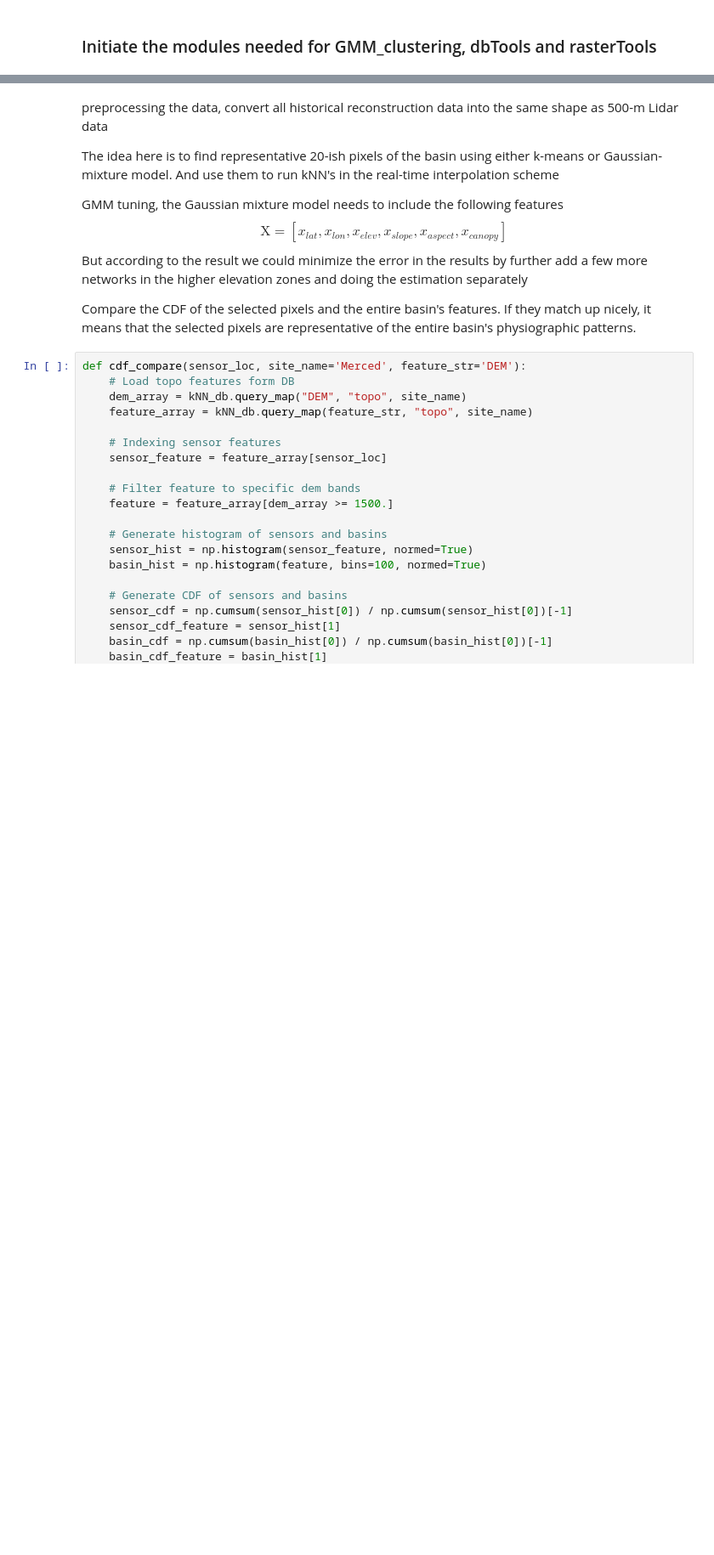
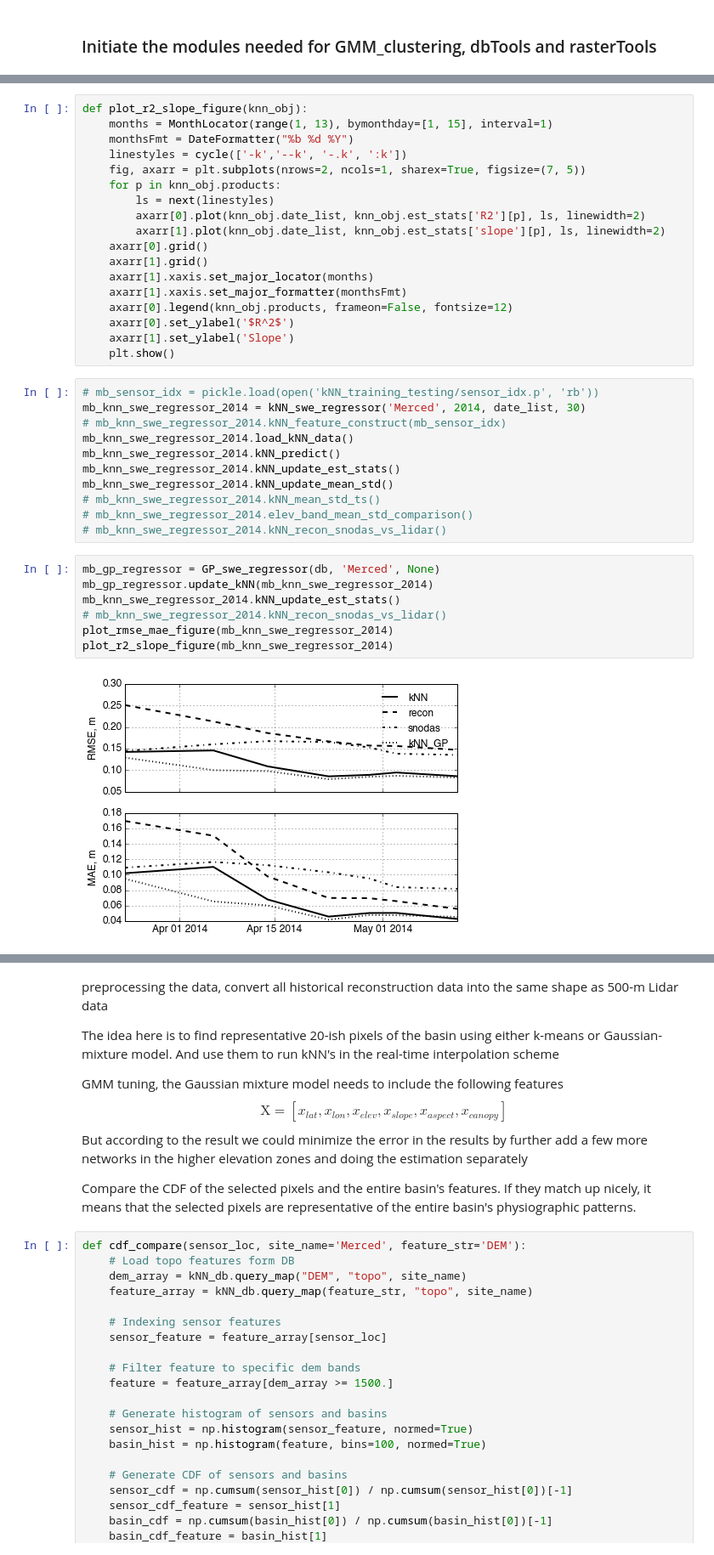
Before and after one commit to zeshi1990/swe_interpolation, a Jupyter notebook: aso_data_kNN_simulation.ipynb, the cells around one changed output, grey strips where cells are left out. Shown: that part at 85% size. Drawn from its saved outputs; the diff is of its cells as text; blank space fills up the shorter version.

```diff
--- a/aso_data_kNN_simulation.ipynb
+++ b/aso_data_kNN_simulation.ipynb
@@ -44,0 +150,38 @@ pickle.dump(GMM_cluster.sensor_idx, open('kNN_training_testing/tb_sensor_idx.p',
+# %%
+def plot_r2_slope_figure(knn_obj):
+    months = MonthLocator(range(1, 13), bymonthday=[1, 15], interval=1)
+    monthsFmt = DateFormatter("%b %d %Y")
+    linestyles = cycle(['-k','--k', '-.k', ':k'])
+    fig, axarr = plt.subplots(nrows=2, ncols=1, sharex=True, figsize=(7, 5))
+    for p in knn_obj.products:
+        ls = next(linestyles)
+        axarr[0].plot(knn_obj.date_list, knn_obj.est_stats['R2'][p], ls, linewidth=2)
+        axarr[1].plot(knn_obj.date_list, knn_obj.est_stats['slope'][p], ls, linewidth=2)
+    axarr[0].grid()
+    axarr[1].grid()
+    axarr[1].xaxis.set_major_locator(months)
+    axarr[1].xaxis.set_major_formatter(monthsFmt)
+    axarr[0].legend(knn_obj.products, frameon=False, fontsize=12)
+    axarr[0].set_ylabel('$R^2$')
+    axarr[1].set_ylabel('Slope')
+    plt.show()
+# %%
+# mb_sensor_idx = pickle.load(open('kNN_training_testing/sensor_idx.p', 'rb'))
+mb_knn_swe_regressor_2014 = kNN_swe_regressor('Merced', 2014, date_list, 30)
+# mb_knn_swe_regressor_2014.kNN_feature_construct(mb_sensor_idx)
+mb_knn_swe_regressor_2014.load_kNN_data()
+mb_knn_swe_regressor_2014.kNN_predict()
+mb_knn_swe_regressor_2014.kNN_update_est_stats()
+mb_knn_swe_regressor_2014.kNN_update_mean_std()
+# mb_knn_swe_regressor_2014.kNN_mean_std_ts()
+# mb_knn_swe_regressor_2014.elev_band_mean_std_comparison()
+# mb_knn_swe_regressor_2014.kNN_recon_snodas_vs_lidar()
+# %%
+mb_gp_regressor = GP_swe_regressor(db, 'Merced', None)
+mb_gp_regressor.update_kNN(mb_knn_swe_regressor_2014)
+mb_knn_swe_regressor_2014.kNN_update_est_stats()
+# mb_knn_swe_regressor_2014.kNN_recon_snodas_vs_lidar()
+plot_rmse_mae_figure(mb_knn_swe_regressor_2014)
+plot_r2_slope_figure(mb_knn_swe_regressor_2014)
+# %% [output]
+[figure, added]
```
Also changed, not shown: parts of 27 cells of this notebook, 6 other files.
